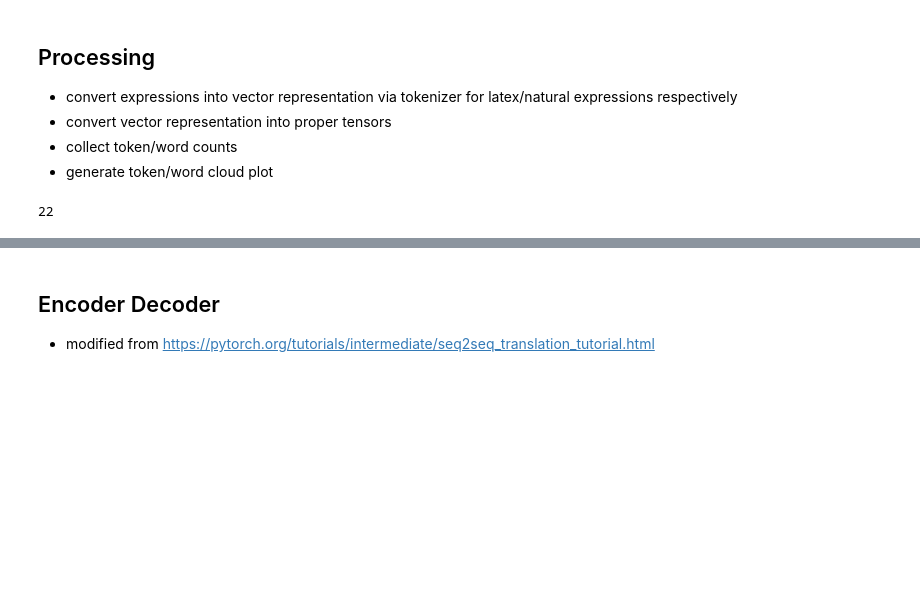
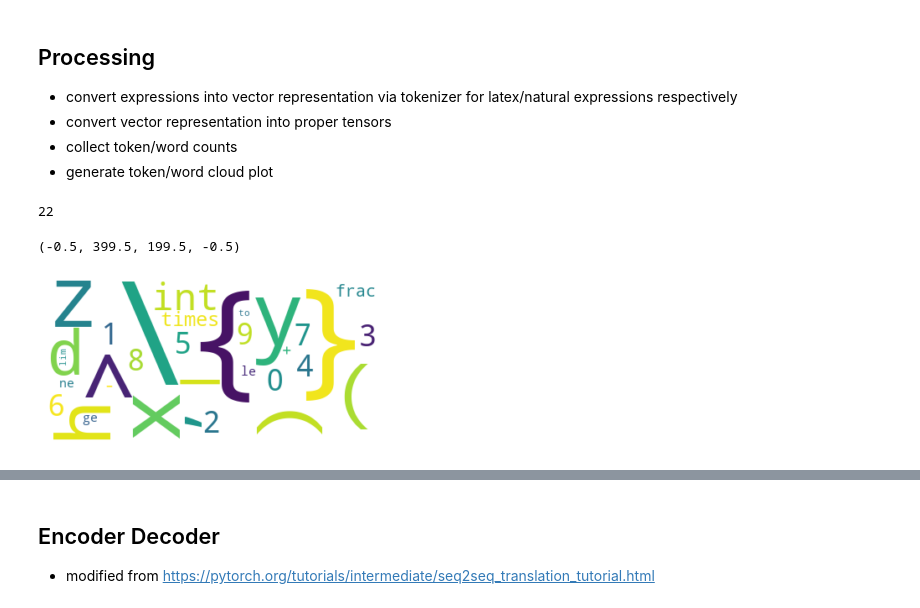
Before and after one commit to ZeyunWu/LaTeX-to-natural-language, a Jupyter notebook: learning.ipynb, the cells around one changed output, grey strips where cells are left out. Cells and saved outputs as stored; diff of their text form; code cells hidden in the pictures; blank space fills up the shorter version.

```diff
--- a/learning.ipynb
+++ b/learning.ipynb
@@ -243,0 +245,9 @@ print(MAX_LENGTH)
+# %%
+# token/word cloud plot
+wc = WordCloud(background_color="white", max_words=1000)
+wc.generate_from_frequencies(lt.token_count)
+plt.imshow(wc, interpolation="bilinear")
+plt.axis("off")
+# %% [output]
+(-0.5, 399.5, 199.5, -0.5)
+[figure, added]
```
Also changed, not shown: parts of 16 cells of this notebook, 5 other files.
